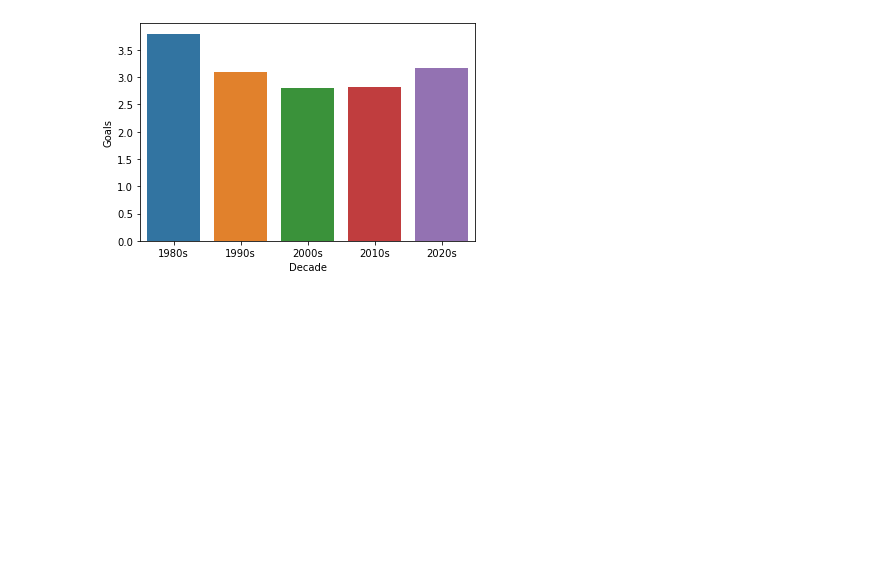
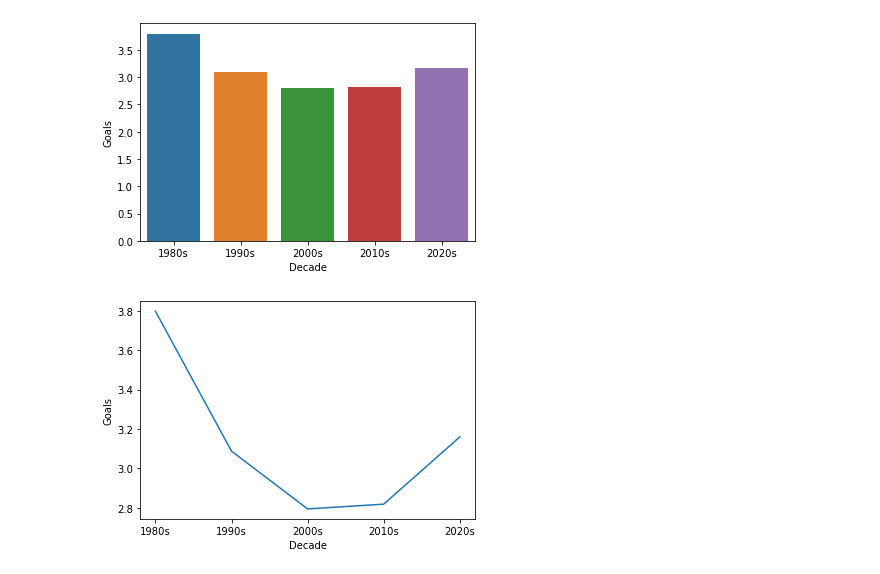
Before and after one commit to kmgreer405/kevin_da8_capstone, a Jupyter notebook: notebooks/capstone.ipynb, the cells around one changed output. Drawn from its saved outputs; the diff is of its cells as text; code cells hidden in the pictures; blank space fills up the shorter version.

```diff
--- a/notebooks/capstone.ipynb
+++ b/notebooks/capstone.ipynb
@@ -81,3 +88,9 @@ sns.barplot(data=goals_by_decade, x="Decade", y="Goals")
 # %% [output]
 <AxesSubplot:xlabel='Decade', ylabel='Goals'>
 [figure]
+# %%
+sns.lineplot( x = "Decade",
+             y = "Goals",
+             data = goals_by_decade);
+# %% [output]
+[figure, added]
```
Also changed, not shown: parts of 4 cells of this notebook.
